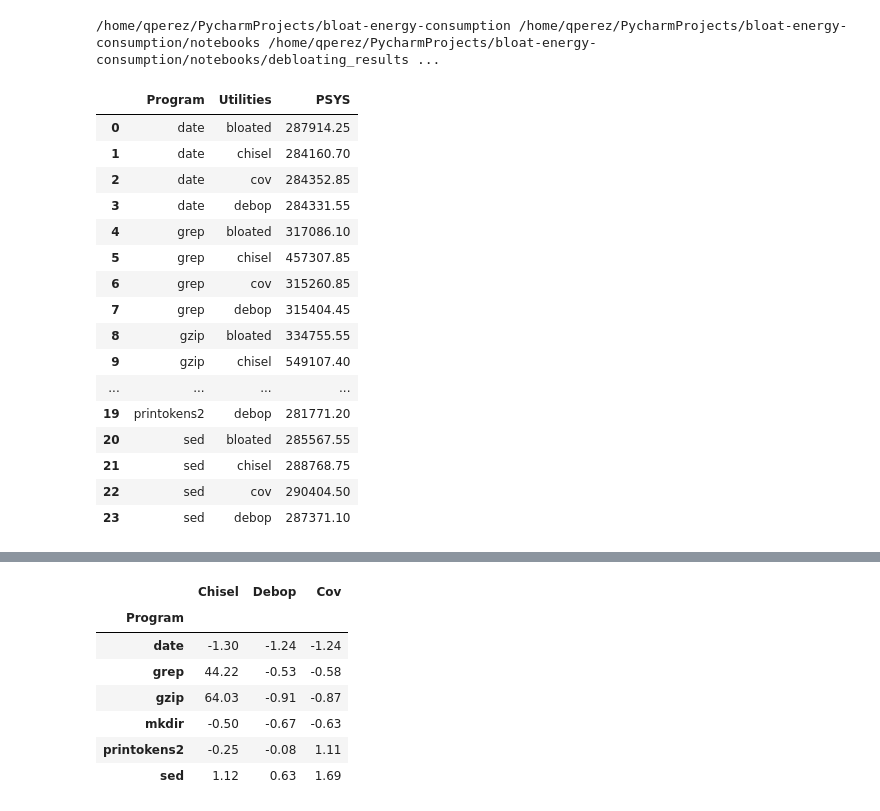
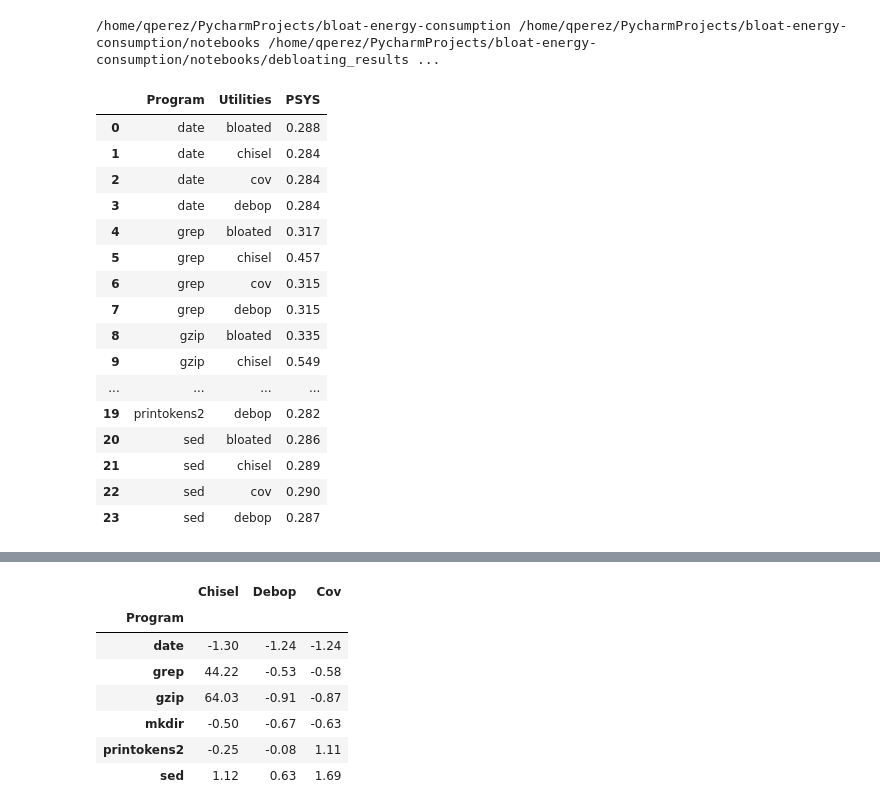
Before and after one commit to ternava/bloat-energy-consumption, a Jupyter notebook: notebooks/metrics_debloating.ipynb, the cells around one changed output, grey strips where cells are left out. Saved outputs shown, nothing was run; the diff lists cells and outputs as text; code cells hidden in the pictures.

```diff
--- a/notebooks/metrics_debloating.ipynb
+++ b/notebooks/metrics_debloating.ipynb
@@ -23,28 +23,30 @@ print(project_dir, current_dir, results_dir, data_dir, pre_experiment_dir)
 # %%
 # After we need to put together the PSYS and Size values for each program in each of the 3 different implementations
 # After we need to put together the PSYS and Size values for each program in each of the 3 different implementations
 
 # Example usage
 csv_with_ec = os.path.join(results_dir, 'averagePSYS_all_repeats.csv')
 
 # Read the first CSV file
 df = pd.read_csv(csv_with_ec, delimiter=';')
+df['PSYS']= df['PSYS'].div(1000000).round(3)
+
 df
 # %% [output]
 |  | Program | Utilities | PSYS |
-| 0 | date | bloated | 287914.25 |
-| 1 | date | chisel | 284160.70 |
-| 2 | date | cov | 284352.85 |
-| 3 | date | debop | 284331.55 |
-| 4 | grep | bloated | 317086.10 |
-| 5 | grep | chisel | 457307.85 |
-| 6 | grep | cov | 315260.85 |
-| 7 | grep | debop | 315404.45 |
-| 8 | gzip | bloated | 334755.55 |
-| 9 | gzip | chisel | 549107.40 |
+| 0 | date | bloated | 0.288 |
+| 1 | date | chisel | 0.284 |
+| 2 | date | cov | 0.284 |
+| 3 | date | debop | 0.284 |
+| 4 | grep | bloated | 0.317 |
+| 5 | grep | chisel | 0.457 |
+| 6 | grep | cov | 0.315 |
+| 7 | grep | debop | 0.315 |
+| 8 | gzip | bloated | 0.335 |
+| 9 | gzip | chisel | 0.549 |
 | ... | ... | ... | ... |
-| 19 | printokens2 | debop | 281771.20 |
-| 20 | sed | bloated | 285567.55 |
-| 21 | sed | chisel | 288768.75 |
-| 22 | sed | cov | 290404.50 |
-| 23 | sed | debop | 287371.10 |
+| 19 | printokens2 | debop | 0.282 |
+| 20 | sed | bloated | 0.286 |
+| 21 | sed | chisel | 0.289 |
+| 22 | sed | cov | 0.290 |
+| 23 | sed | debop | 0.287 |
```
Also changed, not shown: parts of 2 cells of this notebook, 2 other files.
